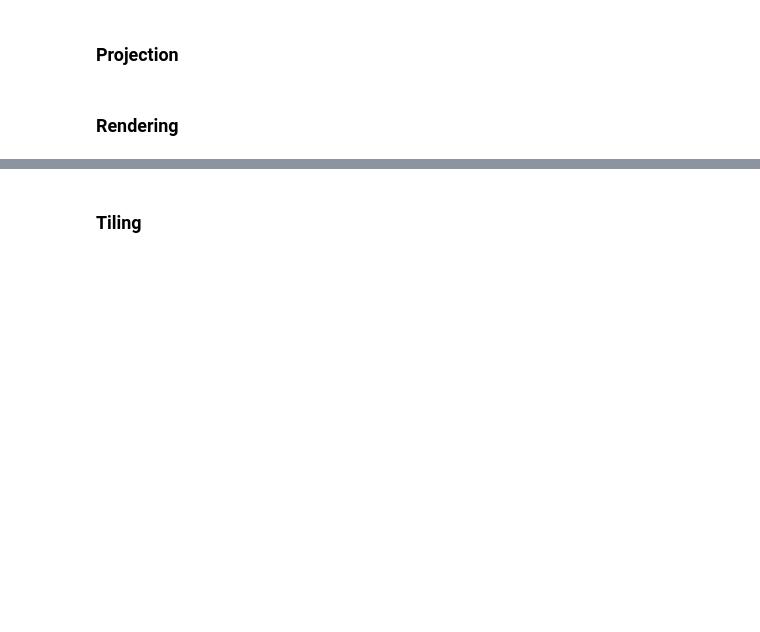
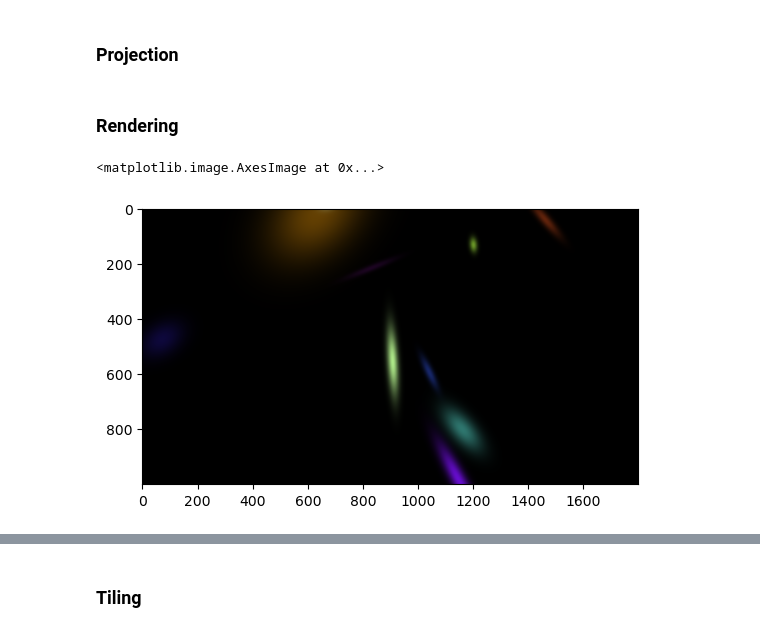
Before and after one commit to myasincifci/gaussian-splatting, a Jupyter notebook: notebooks/rendering_final.ipynb, the cells around one changed output, grey strips where cells are left out. Saved outputs shown, nothing was run; the diff lists cells and outputs as text; code cells hidden in the pictures; blank space fills up the shorter version.

```diff
--- a/notebooks/rendering_final.ipynb
+++ b/notebooks/rendering_final.ipynb
@@ -13,13 +11,19 @@ import numpy as np
 # %% [markdown]
 ### Data
 # %%
-N = 100
+N = 10
 
 mu = (torch.rand((N,3)) - 0.5) * 4.
 scale = torch.rand((N,3)) * 0.2
 quat = torch.rand((N, 4))
 col = torch.rand((N, 3))
 opc = torch.rand((N,))
+# %%
+mu.requires_grad = True
+scale.requires_grad = True
+quat.requires_grad = True
+col.requires_grad = True
+opc.requires_grad = True
 # %% [markdown]
 ### Projection
 # %%
@@ -67,3 +71,8 @@ out_img = rasterize_gaussians(
     background=None,
     return_alpha=None
 )
+# %%
+plt.imshow(out_img.detach())
+# %% [output]
+<matplotlib.image.AxesImage at 0x...>
+[figure, added]
```
Also changed, not shown: parts of 4 cells of this notebook, 1 other file.
